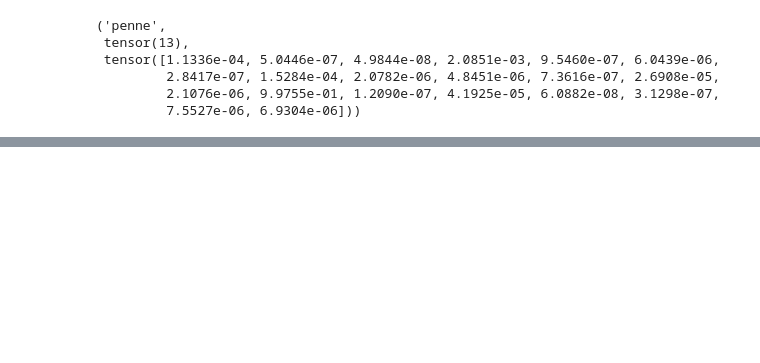
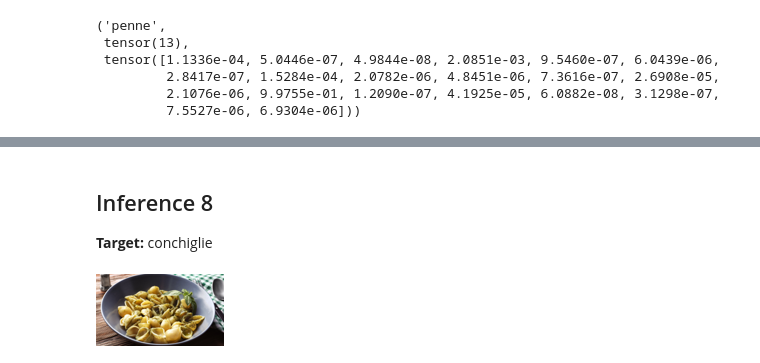
Before and after one commit to zzarif/Pasta-Shape-Recognizer, a Jupyter notebook: notebooks/inference.ipynb, the cells around one changed output, grey strips where cells are left out. Cells and saved outputs as stored; diff of their text form; code cells hidden in the pictures; blank space fills up the shorter version.

```diff
--- a/notebooks/inference.ipynb
+++ b/notebooks/inference.ipynb
@@ -108,0 +163,8 @@ model.predict(f'{img_path}/unknown03.png')
+# %% [markdown]
+## Inference 8
+**Target:** conchiglie
+# %%
+img = Image.open(f'{img_path}/unknown07.png')
+img.to_thumb(128,128)
+# %% [output]
+[figure, added]
```
Also changed, not shown: parts of 28 cells of this notebook.
